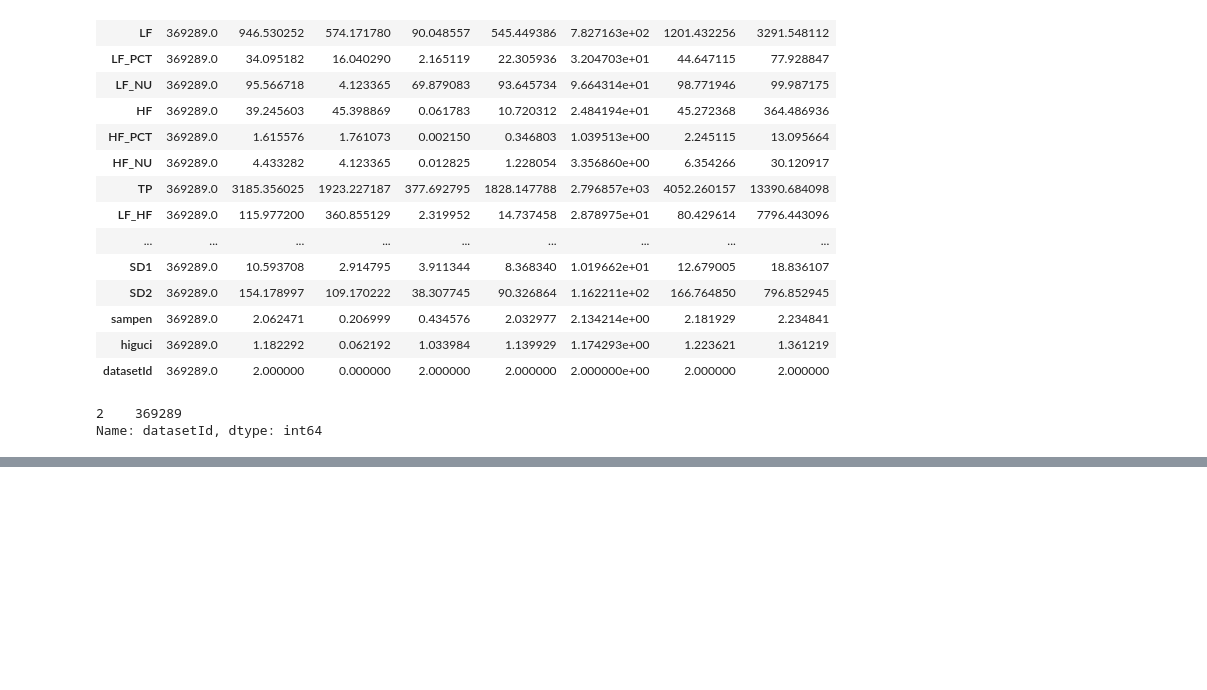
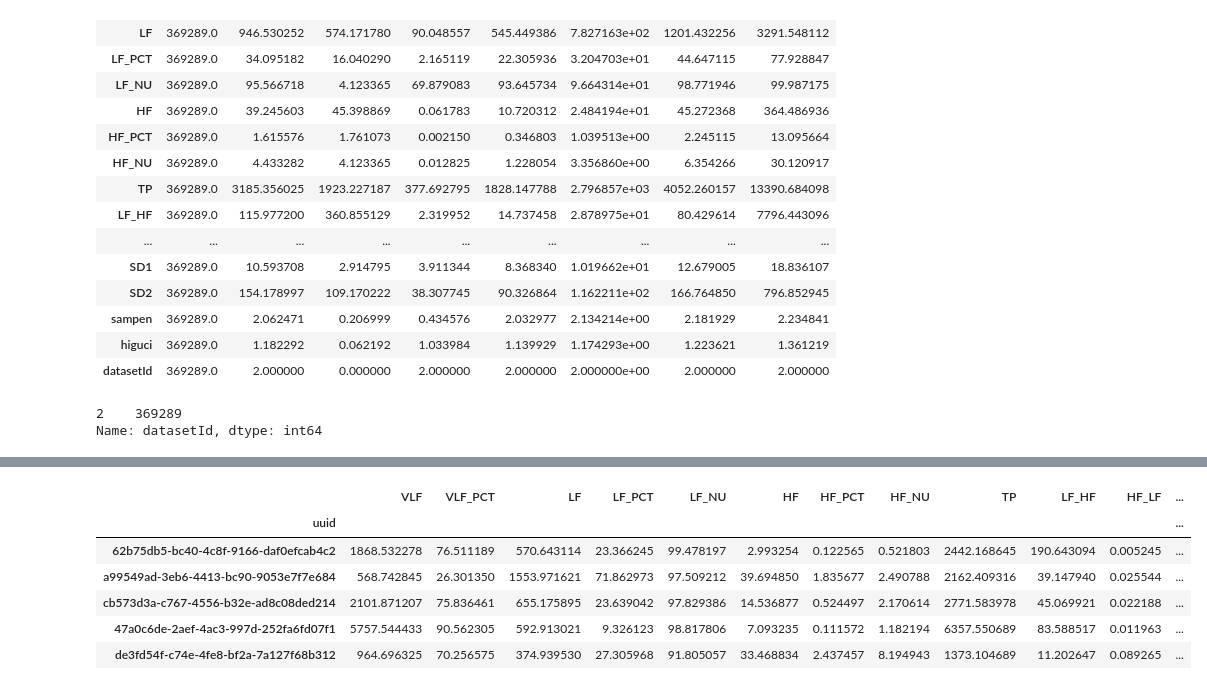
Before and after one commit to baalasangar/GLHackathon, a Jupyter notebook: HR_prediction.ipynb, the cells around one changed output, grey strips where cells are left out. Cells and saved outputs as stored; diff of their text form; code cells hidden in the pictures; blank space fills up the shorter version.

```diff
--- a/HR_prediction.ipynb
+++ b/HR_prediction.ipynb
@@ -151,0 +214,11 @@ data.remove()
+# %%
+test_data = pd.get_dummies(test_data,drop_first=True,columns=["condition"])
+test_data.head()
+# %% [output]
+|  | VLF | VLF_PCT | LF | LF_PCT | LF_NU | HF | HF_PCT | HF_NU | TP | LF_HF | HF_LF | ... |
+| uuid |  |  |  |  |  |  |  |  |  |  |  | ... |
+| 62b75db5-bc40-4c8f-9166-daf0efcab4c2 | 1868.532278 | 76.511189 | 570.643114 | 23.366245 | 99.478197 | 2.993254 | 0.122565 | 0.521803 | 2442.168645 | 190.643094 | 0.005245 | ... |
+| a99549ad-3eb6-4413-bc90-9053e7f7e684 | 568.742845 | 26.301350 | 1553.971621 | 71.862973 | 97.509212 | 39.694850 | 1.835677 | 2.490788 | 2162.409316 | 39.147940 | 0.025544 | ... |
+| cb573d3a-c767-4556-b32e-ad8c08ded214 | 2101.871207 | 75.836461 | 655.175895 | 23.639042 | 97.829386 | 14.536877 | 0.524497 | 2.170614 | 2771.583978 | 45.069921 | 0.022188 | ... |
+| 47a0c6de-2aef-4ac3-997d-252fa6fd07f1 | 5757.544433 | 90.562305 | 592.913021 | 9.326123 | 98.817806 | 7.093235 | 0.111572 | 1.182194 | 6357.550689 | 83.588517 | 0.011963 | ... |
+| de3fd54f-c74e-4fe8-bf2a-7a127f68b312 | 964.696325 | 70.256575 | 374.939530 | 27.305968 | 91.805057 | 33.468834 | 2.437457 | 8.194943 | 1373.104689 | 11.202647 | 0.089265 | ... |
```
Also changed, not shown: parts of 19 cells of this notebook.
